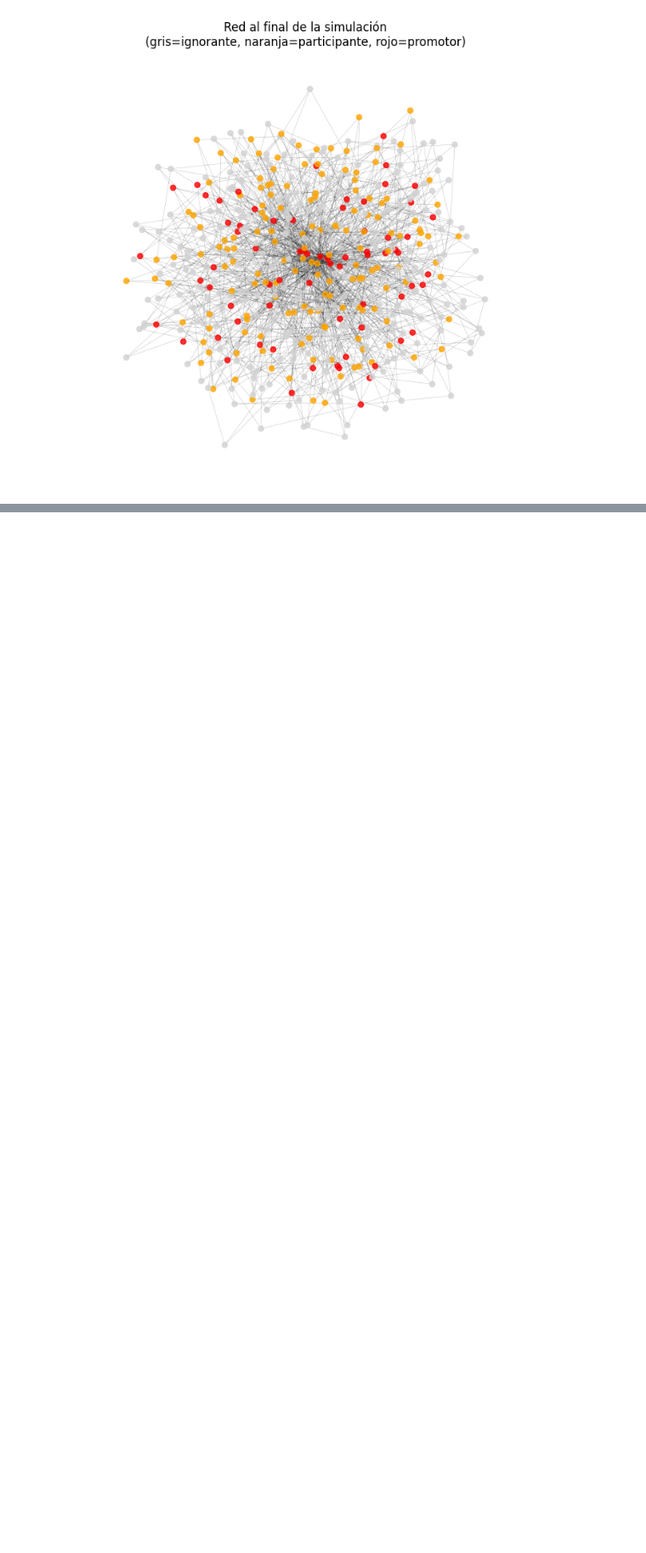
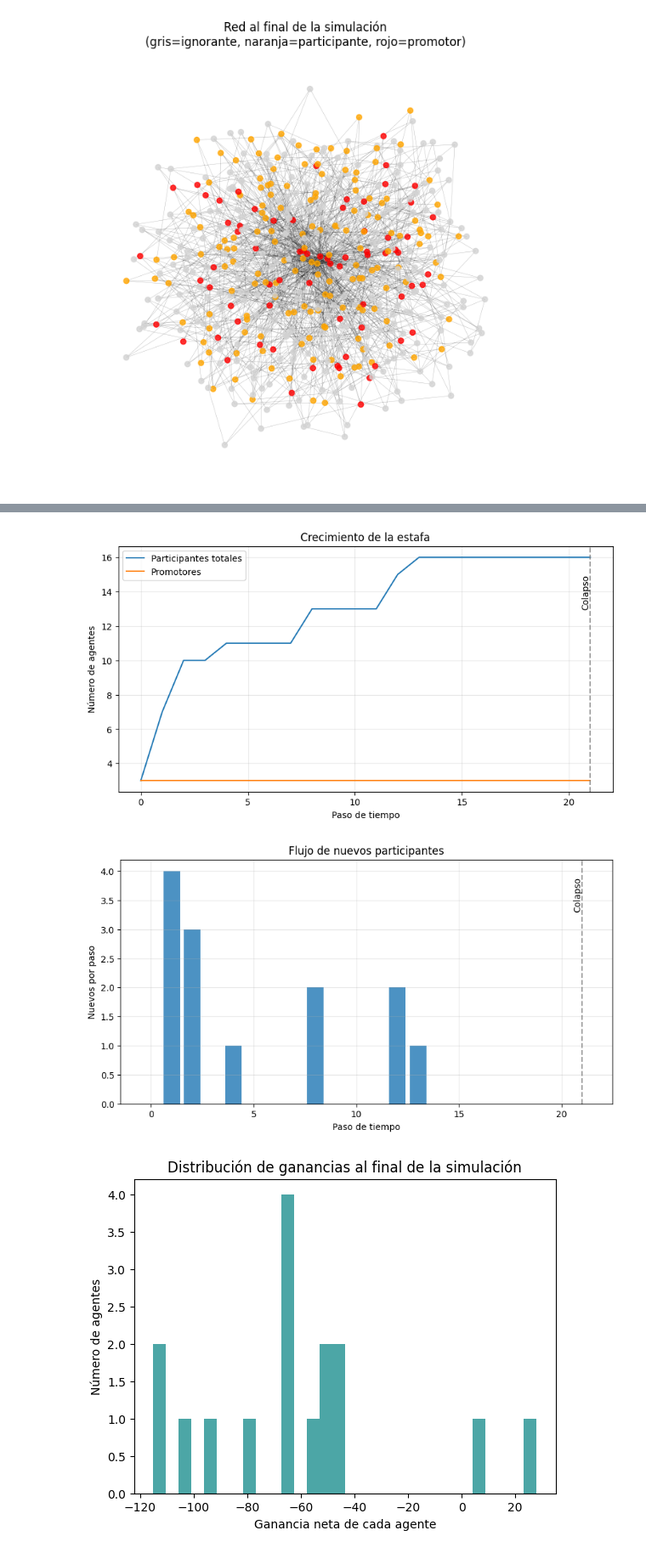
Before and after one commit to DiegoGarV/proyecto-modsim, a Jupyter notebook: proyecto.ipynb, the cells around one changed output, grey strips where cells are left out. Shown at 85% size. Saved outputs shown, nothing was run; the diff lists cells and outputs as text; code cells hidden in the pictures; blank space fills up the shorter version.

```diff
--- a/proyecto.ipynb
+++ b/proyecto.ipynb
@@ -440,0 +480,6 @@ plt.show()
+# %%
+graficas()
+# %% [output]
+[figure, added]
+[figure, added]
+[figure, added]
```
Also changed, not shown: parts of 11 cells of this notebook, 1 other file.
